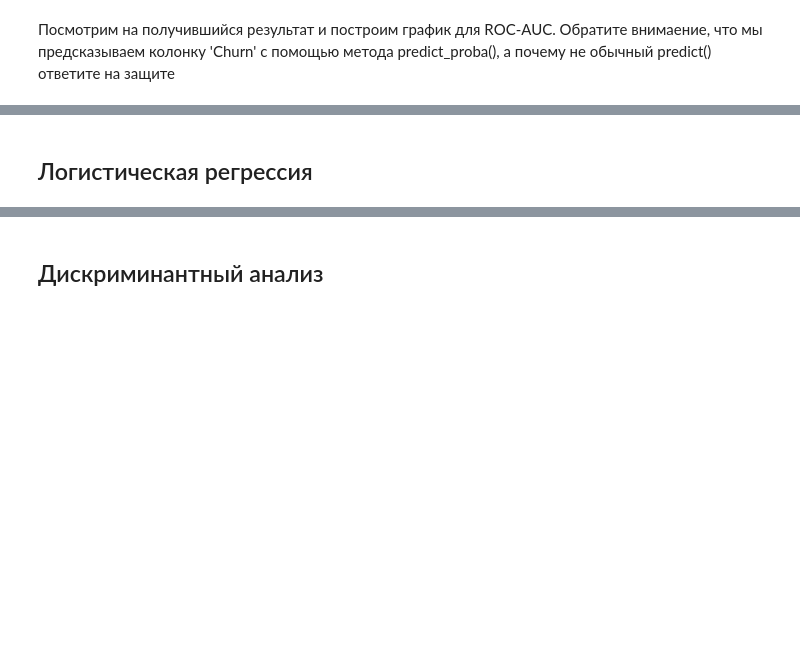
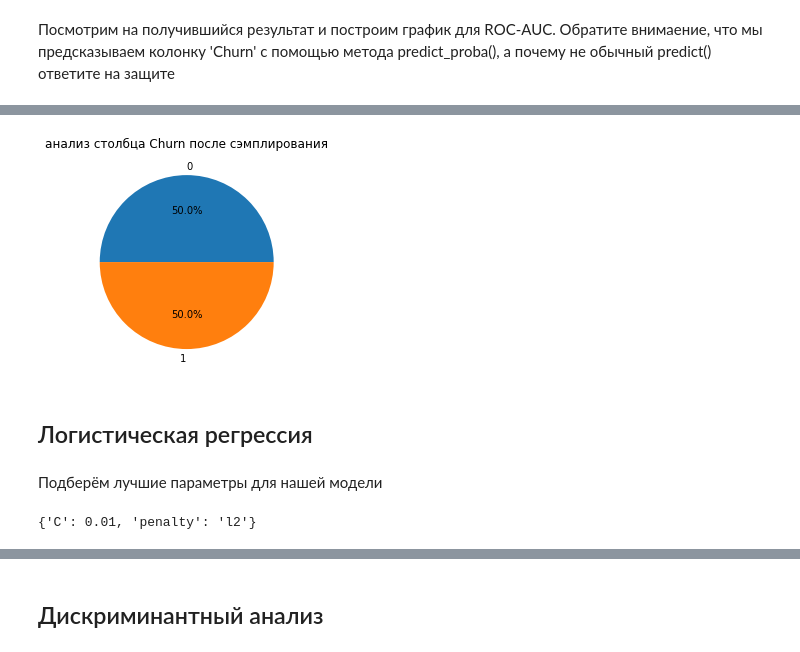
Before and after one commit to makarty/edu-works, a Jupyter notebook: data analysis/2practical/baseline.ipynb, the cells around one changed output, grey strips where cells are left out. Saved outputs shown, nothing was run; the diff lists cells and outputs as text; code cells hidden in the pictures; blank space fills up the shorter version.

```diff
--- a/data analysis/2practical/baseline.ipynb
+++ b/data analysis/2practical/baseline.ipynb
@@ -315,0 +332,8 @@ def roc_auc_plot(y_train, y_train_predicted, y_val, y_val_predicted) -> None:
+# %%
+counts_churn = Counter(upsamp[target_col])
+# %%
+plt.pie(counts_churn.values(), labels=counts_churn.keys(), autopct='%1.1f%%')
+plt.title('анализ столбца Churn после сэмплирования')
+plt.show()
+# %% [output]
+[figure, added]
@@ -316,3 +344,16 @@ def roc_auc_plot(y_train, y_train_predicted, y_val, y_val_predicted) -> None:
 # %% [markdown]
 ## Логистическая регрессия
+# %% [markdown]
+Подберём лучшие параметры для нашей модели
+# %%
+parametrs = { 'C':[1.0, 0.0, 0.1, 0.01],
+              'penalty': ['l1', 'l2']
+            }
+
+grid = GridSearchCV(estimator = LogisticRegression(), param_grid = parametrs, scoring='roc_auc', cv=5)
+m = grid.fit(x_train, y_train)
+
+grid.best_params_
+# %% [output]
+{'C': 0.01, 'penalty': 'l2'}
 # %%
```
Also changed, not shown: parts of 27 cells of this notebook, 5 other files.
